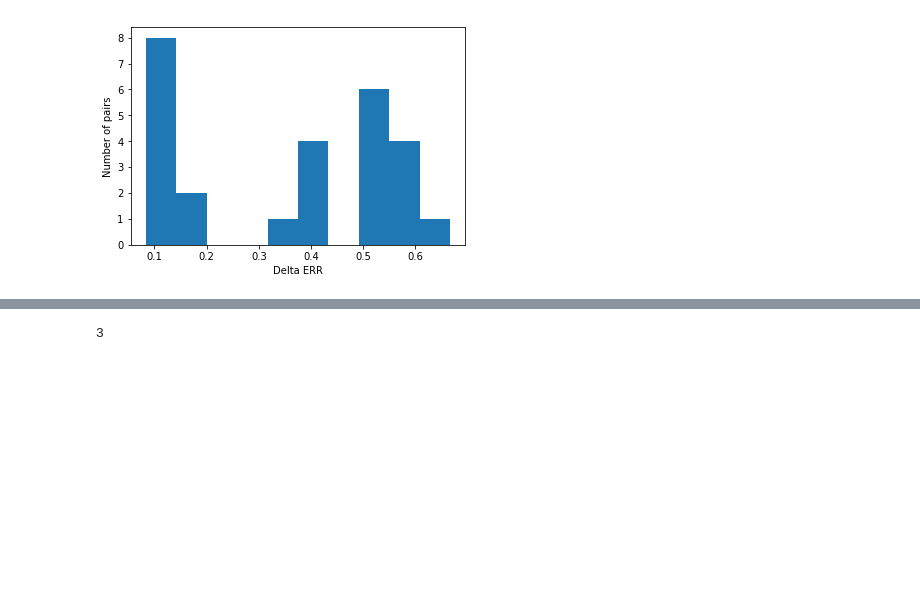
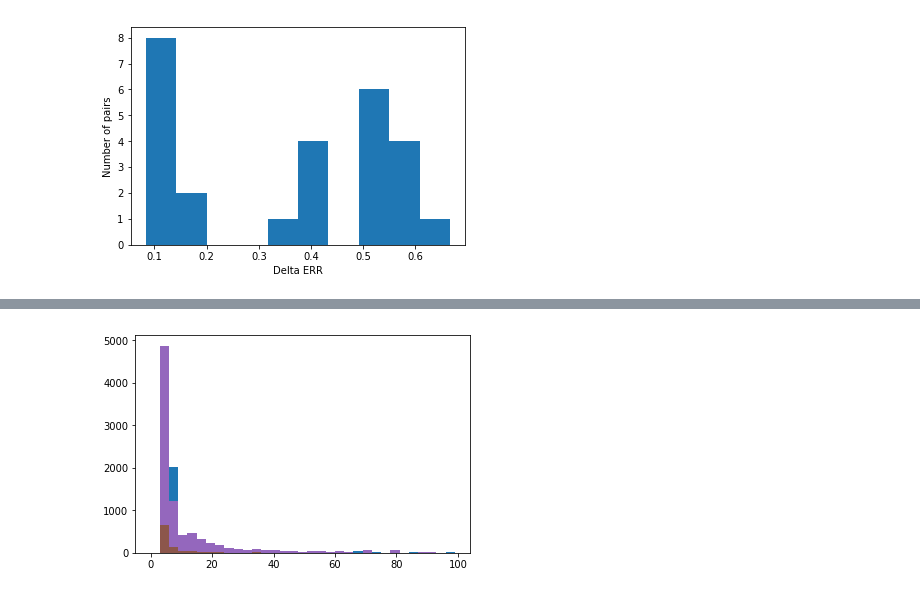
Before and after one commit to Curlykonda/IR_HW1, a Jupyter notebook: IR_HW1_B.ipynb, the cells around one changed output, grey strips where cells are left out. Cells and saved outputs as stored; diff of their text form; code cells hidden in the pictures; blank space fills up the shorter version.

Commit message:
Finishing all this shit
The file is ready, wee need only to display the tables with the sample sizes.

```diff
--- a/IR_HW1_B.ipynb
+++ b/IR_HW1_B.ipynb
@@ -173,3 +144,0 @@ test_pairs = dict_rel_pairs[0.1][:4]
-# %%
-for pair in test_pairs:
-    print(assign_doc_labels(pair))
@@ -452,6 +383,39 @@ def sample_size(p):
-# %%
-p = simulation(pair, 0, 0)
-n = sample_size(p)
-print(n)
-# %% [output]
-3
+# %%
+#################   FILL THE TABLES  #################
+
+# Function which computes min, median, max sample size values for a bin
+def bin_min_median_max(err_bin, interleaving, click_model, K = 100, epsilon = 0.1, M = 1000):
+    rho = random_click_model_probs()
+    bin_sample_sizes = []
+    for pair in err_bin:
+        for m in range(M):
+            p = simulation(pair, interleaving, click_model, rho, K , epsilon)
+            #print(p)
+            n = sample_size(p)
+            if n != -1:
+                bin_sample_sizes.append(n)
+
+    average = np.round(np.mean(bin_sample_sizes))
+    mini = min(bin_sample_sizes)
+    std_values = []
+    for val in bin_sample_sizes:
+        if (val >= mini) and (val <= (average + average - mini)):
+            std_values.append(val)
+
+    std = np.std(std_values)
+    plt.hist(bin_sample_sizes, bins=range(0,100,3))
+    return np.round(average - std), average, np.round(average + std)
+
+# Function witch computes the values for all bins
+def fill_table(all_bins, interleaving , click_model, K = 100, epsilon = 0.1, M = 1000):
+    table = {}
+    for bin_key in all_bins.keys():
+        if len(all_bins[bin_key]) > 0:
+            table[bin_key] = list(bin_min_median_max(all_bins[bin_key],interleaving,click_model,K, epsilon ,M))
+
+    return table
+# %%
+# Team-draft Interleaving with Position-Based Click Model
+table_0_0 = fill_table(dict_rel_pairs, 0 , 0, K = 100, epsilon = 0.1, M = 1000)
+# %% [output]
+[figure, added]
```
Also changed, not shown: parts of 27 cells of this notebook.
